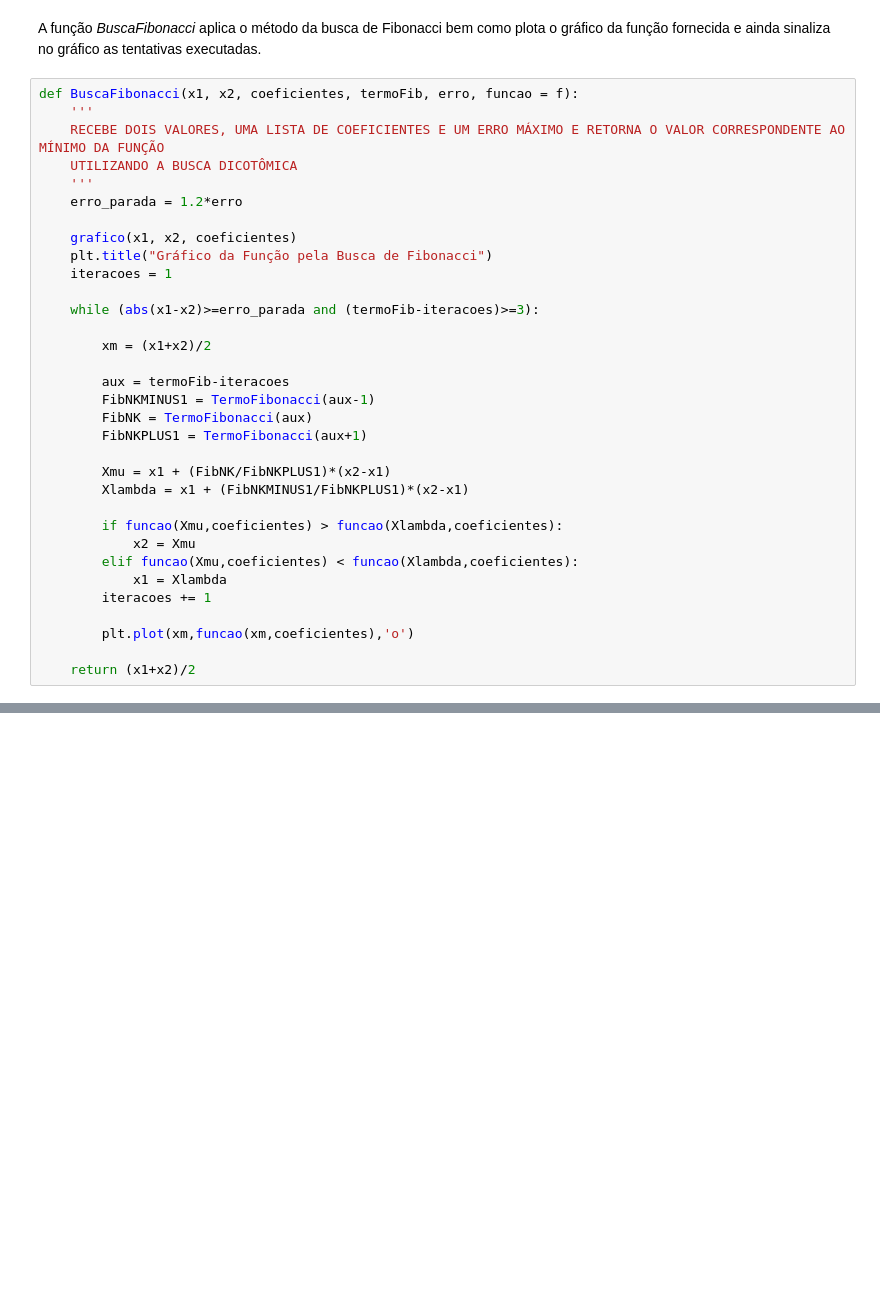
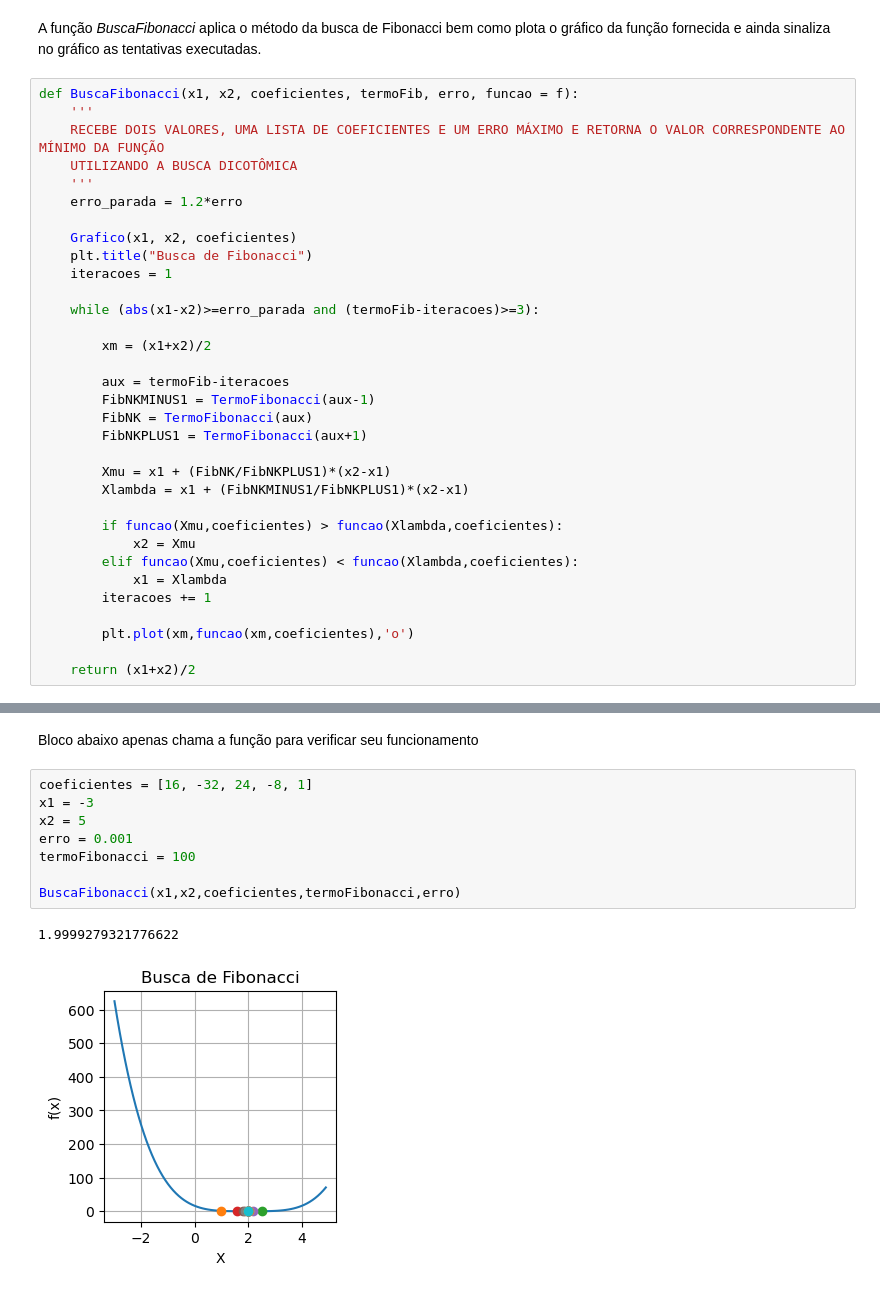
Before and after one commit to afm97/OtimizacaoDeSistemas, a Jupyter notebook: Otimizacao.ipynb, the cells around one changed output, grey strips where cells are left out. Saved outputs shown, nothing was run; the diff lists cells and outputs as text; blank space fills up the shorter version.

```diff
--- a/Otimizacao.ipynb
+++ b/Otimizacao.ipynb
@@ -130,8 +198,8 @@ def BuscaFibonacci(x1, x2, coeficientes, termoFib, erro, funcao = f):
     '''
     erro_parada = 1.2*erro
 
-    grafico(x1, x2, coeficientes)
-    plt.title("Gráfico da Função pela Busca de Fibonacci")
+    Grafico(x1, x2, coeficientes)
+    plt.title("Busca de Fibonacci")
     iteracoes = 1
 
     while (abs(x1-x2)>=erro_parada and (termoFib-iteracoes)>=3):
@@ -173,0 +226,13 @@ Valor mínimo por dicotômica: -0.24999999999998748
+# %% [markdown]
+Bloco abaixo apenas chama a função para verificar seu funcionamento
+# %%
+coeficientes = [16, -32, 24, -8, 1]
+x1 = -3
+x2 = 5
+erro = 0.001
+termoFibonacci = 100
+
+BuscaFibonacci(x1,x2,coeficientes,termoFibonacci,erro)
+# %% [output]
+1.9999279321776622
+[figure, added]
```
Also changed, not shown: parts of 41 cells of this notebook, 3 other files.
